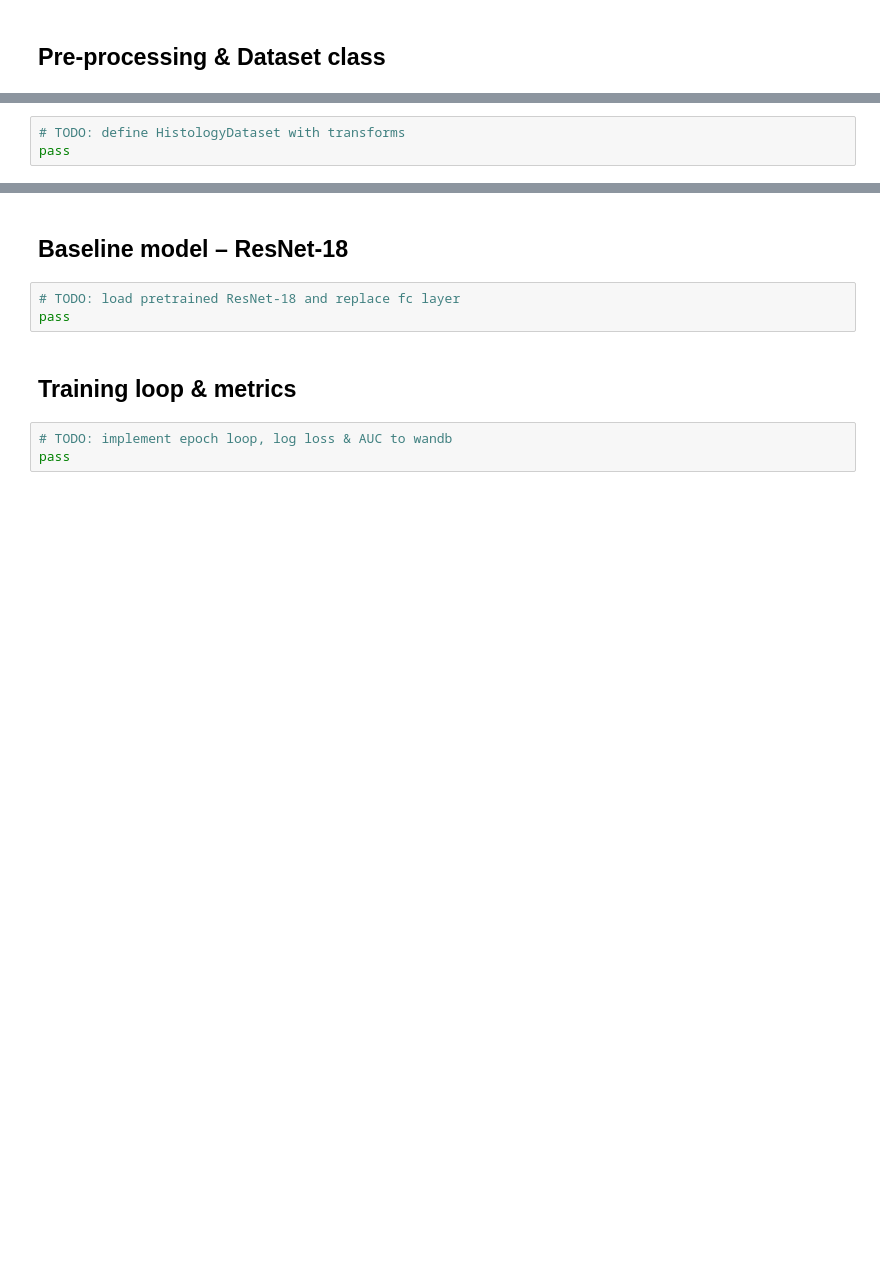
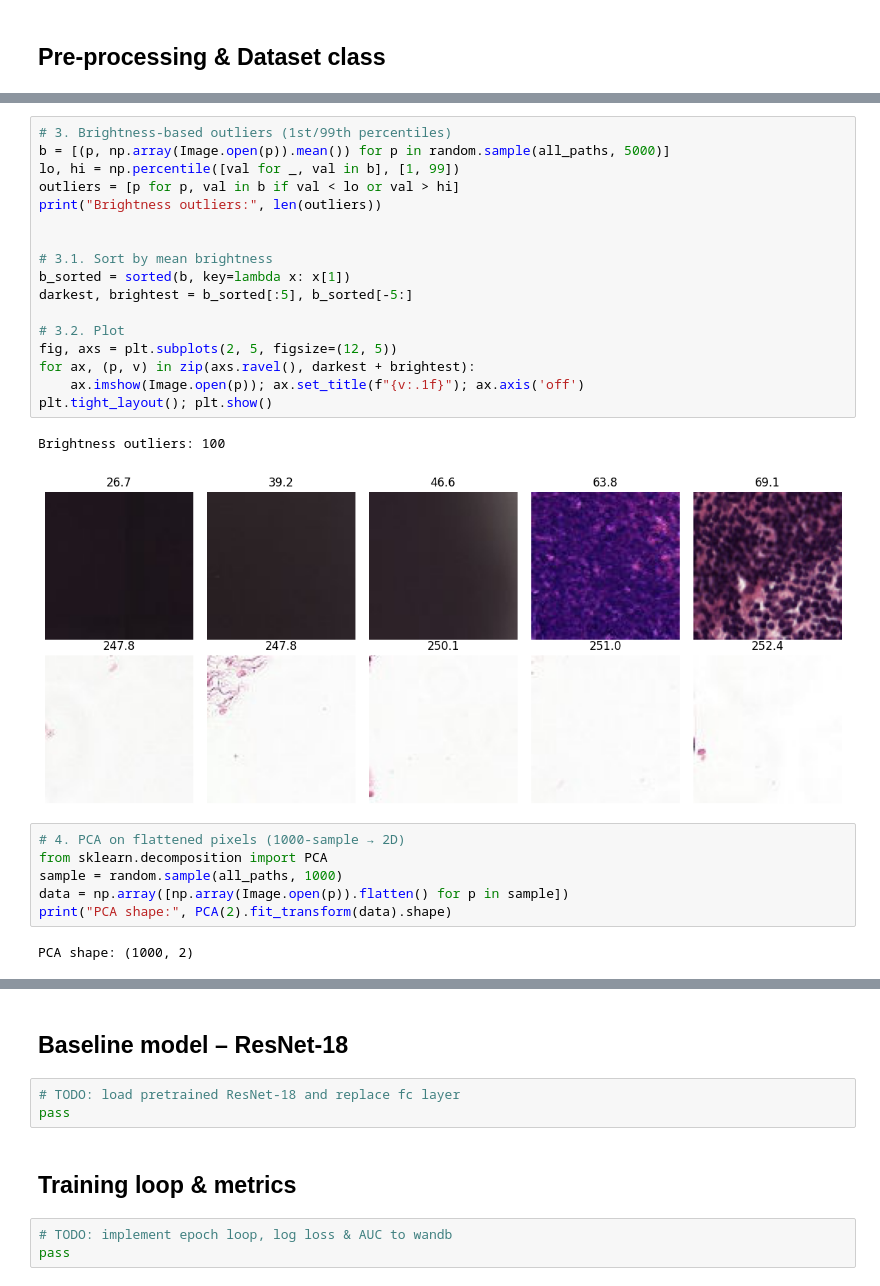
Before and after one commit to tgrytnes/cnn-cancer-detection, a Jupyter notebook: cnn_cancer_detection_template.ipynb, the cells around one changed output, grey strips where cells are left out. Cells and saved outputs as stored; diff of their text form; blank space fills up the shorter version.

```diff
--- a/cnn_cancer_detection_template.ipynb
+++ b/cnn_cancer_detection_template.ipynb
@@ -92,3 +173,28 @@ pass
+# %%
+# 3. Brightness‐based outliers (1st/99th percentiles)
+b = [(p, np.array(Image.open(p)).mean()) for p in random.sample(all_paths, 5000)]
+lo, hi = np.percentile([val for _, val in b], [1, 99])
+outliers = [p for p, val in b if val < lo or val > hi]
+print("Brightness outliers:", len(outliers))
+
+
+# 3.1. Sort by mean brightness
+b_sorted = sorted(b, key=lambda x: x[1])
+darkest, brightest = b_sorted[:5], b_sorted[-5:]
+
+# 3.2. Plot
+fig, axs = plt.subplots(2, 5, figsize=(12, 5))
+for ax, (p, v) in zip(axs.ravel(), darkest + brightest):
+    ax.imshow(Image.open(p)); ax.set_title(f"{v:.1f}"); ax.axis('off')
+plt.tight_layout(); plt.show()
+# %% [output]
+Brightness outliers: 100
+[figure, added]
 # %%
-# TODO: define HistologyDataset with transforms
-pass
+# 4. PCA on flattened pixels (1000-sample → 2D)
+from sklearn.decomposition import PCA
+sample = random.sample(all_paths, 1000)
+data = np.array([np.array(Image.open(p)).flatten() for p in sample])
+print("PCA shape:", PCA(2).fit_transform(data).shape)
+# %% [output]
+PCA shape: (1000, 2)
```
Also changed, not shown: parts of 9 cells of this notebook.
